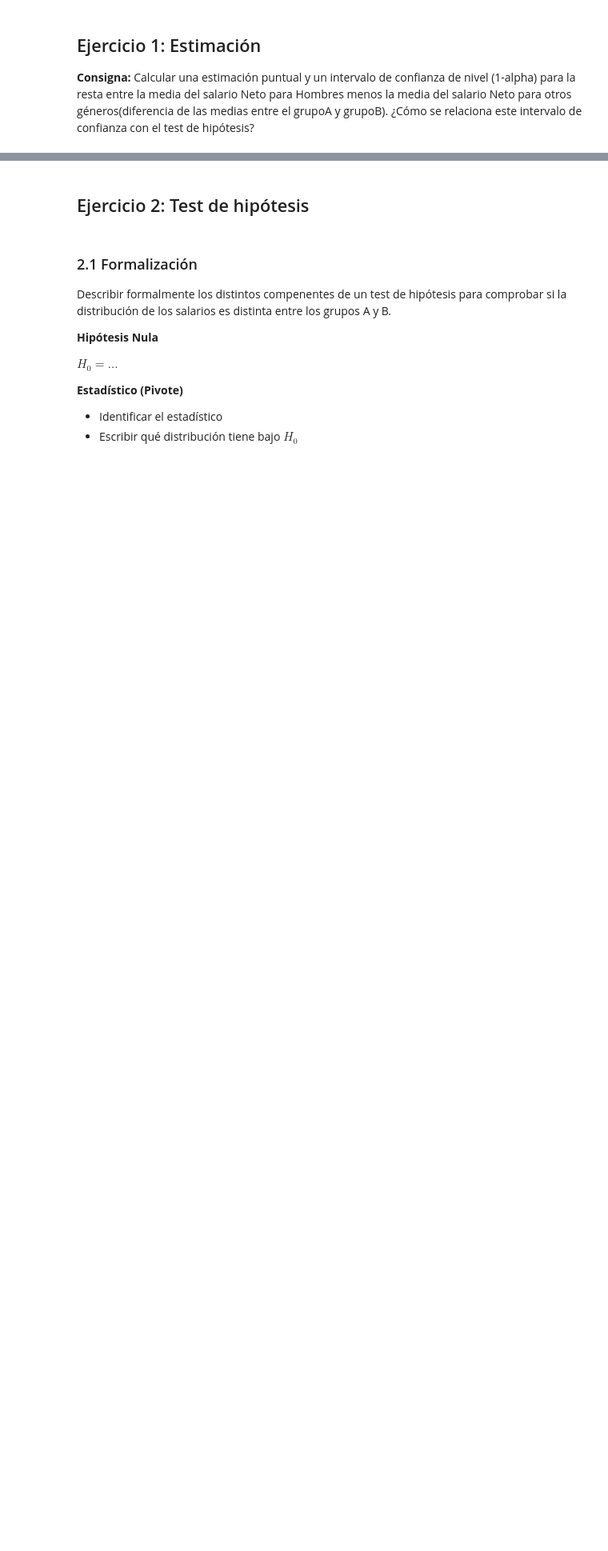
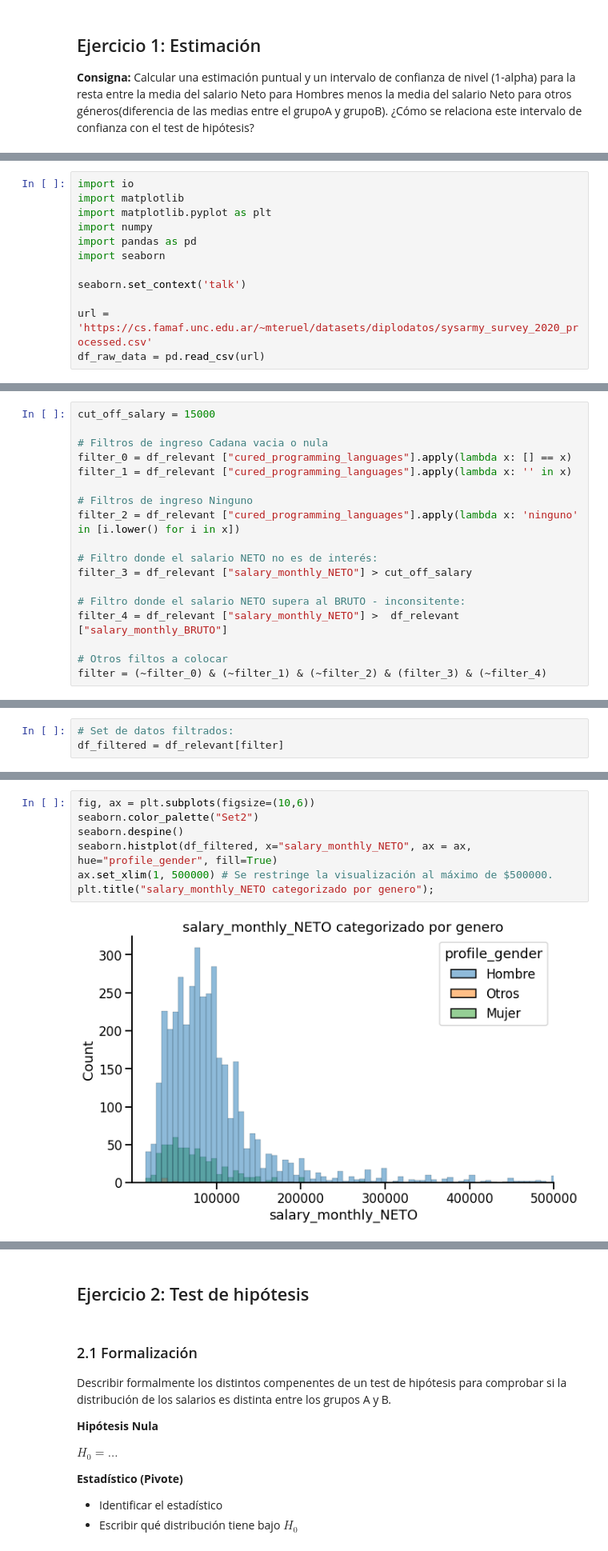
Before and after one commit to argennof/Data_A-V_2022, a Jupyter notebook: Grupo_24_Entregable_Parte_2.ipynb, the cells around one changed output, grey strips where cells are left out. Shown at 80% size. Drawn from its saved outputs; the diff is of its cells as text; blank space fills up the shorter version.

```diff
--- a/Grupo_24_Entregable_Parte_2.ipynb
+++ b/Grupo_24_Entregable_Parte_2.ipynb
@@ -65,0 +24,12 @@ groupB = df[(df.salary_monthly_NETO > 1000) & ~is_man].salary_monthly_NETO
+# %%
+import io
+import matplotlib
+import matplotlib.pyplot as plt
+import numpy
+import pandas as pd
+import seaborn
+
+seaborn.set_context('talk')
+
+url = 'https://cs.famaf.unc.edu.ar/~mteruel/datasets/diplodatos/sysarmy_survey_2020_processed.csv'
+df_raw_data = pd.read_csv(url)
@@ -65,0 +77,18 @@ groupB = df[(df.salary_monthly_NETO > 1000) & ~is_man].salary_monthly_NETO
+# %%
+cut_off_salary = 15000
+
+# Filtros de ingreso Cadana vacia o nula
+filter_0 = df_relevant ["cured_programming_languages"].apply(lambda x: [] == x)
+filter_1 = df_relevant ["cured_programming_languages"].apply(lambda x: '' in x)
+
+# Filtros de ingreso Ninguno
+filter_2 = df_relevant ["cured_programming_languages"].apply(lambda x: 'ninguno' in [i.lower() for i in x])
+
+# Filtro donde el salario NETO no es de interés:
+filter_3 = df_relevant ["salary_monthly_NETO"] > cut_off_salary
+
+# Filtro donde el salario NETO supera al BRUTO - inconsitente:
+filter_4 = df_relevant ["salary_monthly_NETO"] >  df_relevant ["salary_monthly_BRUTO"]
+
+# Otros filtos a colocar
+filter = (~filter_0) & (~filter_1) & (~filter_2) & (filter_3) & (~filter_4)
@@ -65,0 +97,3 @@ groupB = df[(df.salary_monthly_NETO > 1000) & ~is_man].salary_monthly_NETO
+# %%
+# Set de datos filtrados:
+df_filtered = df_relevant[filter]
@@ -65,0 +124,9 @@ groupB = df[(df.salary_monthly_NETO > 1000) & ~is_man].salary_monthly_NETO
+# %%
+fig, ax = plt.subplots(figsize=(10,6))
+seaborn.color_palette("Set2")
+seaborn.despine()
+seaborn.histplot(df_filtered, x="salary_monthly_NETO", ax = ax, hue="profile_gender", fill=True)
+ax.set_xlim(1, 500000) # Se restringe la visualización al máximo de $500000.
+plt.title("salary_monthly_NETO categorizado por genero");
+# %% [output]
+[figure, added]
```
Also changed, not shown: parts of 30 cells of this notebook.
